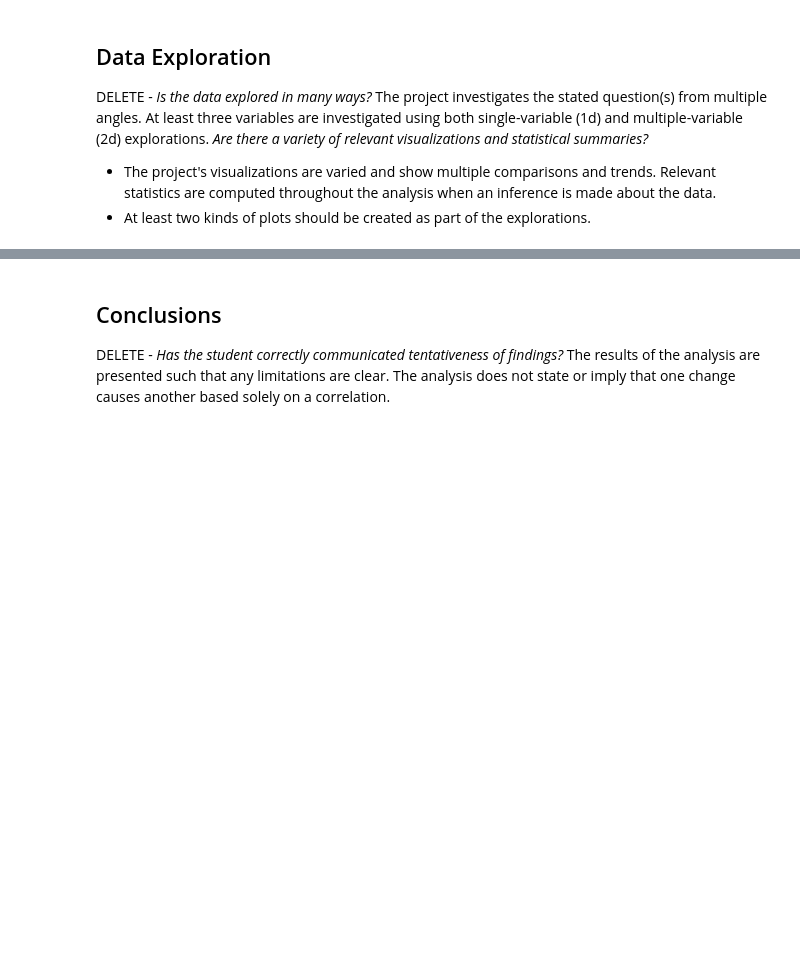
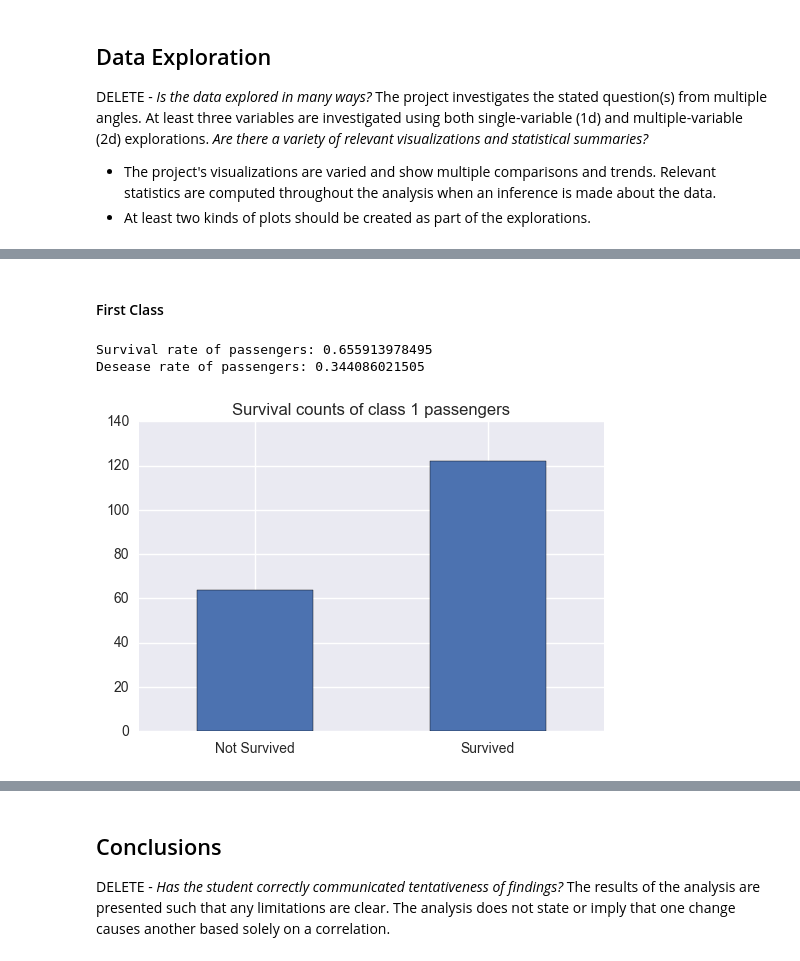
Before and after one commit to ilho-tiger/data-analytics-udacity, a Jupyter notebook: p2/Analysis on Titanic dataset.ipynb, the cells around one changed output, grey strips where cells are left out. Cells and saved outputs as stored; diff of their text form; code cells hidden in the pictures; blank space fills up the shorter version.

Commit message:
adding survival rate analysis per class

```diff
--- a/p2/Analysis on Titanic dataset.ipynb
+++ b/p2/Analysis on Titanic dataset.ipynb
@@ -216,0 +256,3 @@ The project investigates the stated question(s) from multiple angles. At least t
+# %%
+survivalCountByClass = cleanedData.groupby(['Survived', 'Pclass'], as_index=False).count()
+survivalCountByClass
@@ -216,0 +267,20 @@ The project investigates the stated question(s) from multiple angles. At least t
+# %% [markdown]
+#### First Class
+# %%
+# let's write a function to use per classes
+def getSurvivalStatByClass(pclass):
+    survivalCounts = survivalCountByClass[survivalByClass['Pclass'] == pclass]['PassengerId']
+    survivalCounts.index = ['Not Survived', 'Survived']
+    total = survivalCounts['Not Survived'] + survivalCounts['Survived']
+    survivalRate = survivalCounts['Survived'] / total
+    deseaseRate = survivalCounts['Not Survived'] / total
+    print 'Survival rate of passengers: {0}'.format(survivalRate)
+    print 'Desease rate of passengers: {0}'.format(deseaseRate)
+    survivalCounts.plot.bar(rot=0, title='Survival counts of class {0} passengers'.format(pclass))
+    return [survivalRate, deseaseRate]
+# %%
+rates = pd.DataFrame(getSurvivalStatByClass(1), index=['Survived', 'Not Survived'], columns=['First Class'])
+# %% [output]
+Survival rate of passengers: 0.655913978495
+Desease rate of passengers: 0.344086021505
+[figure, added]
```
Also changed, not shown: parts of 24 cells of this notebook, 1 other file.
